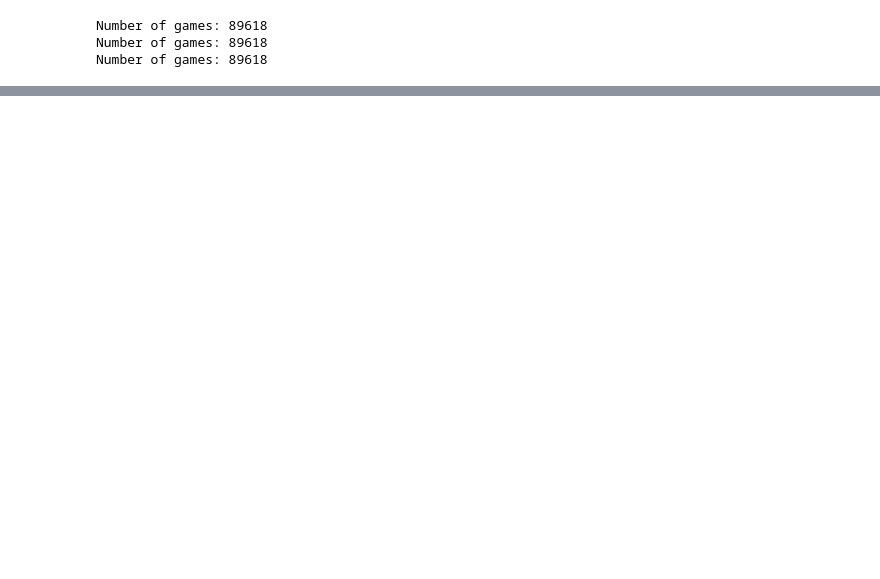
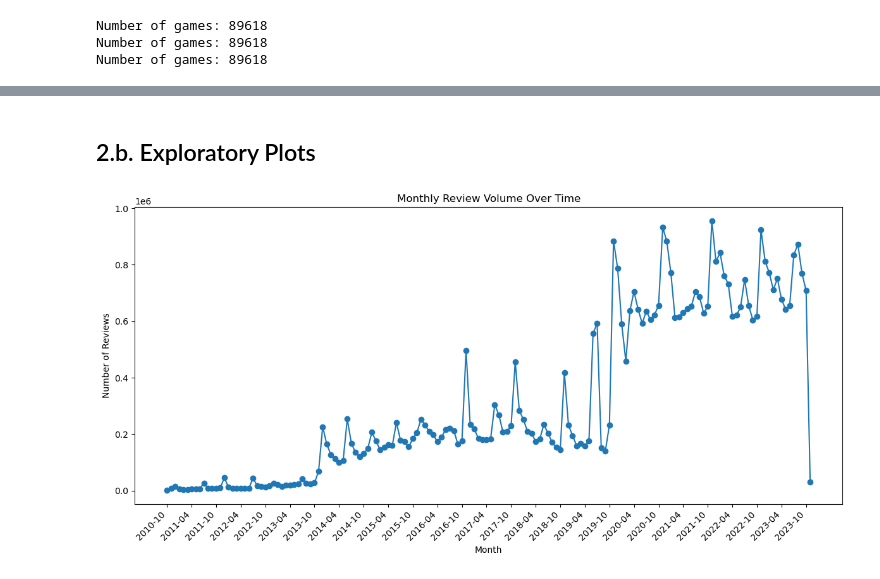
Before and after one commit to oneeljilc/DSC232R_GroupProject, a Jupyter notebook: Group_Project.ipynb, the cells around one changed output, grey strips where cells are left out. Saved outputs shown, nothing was run; the diff lists cells and outputs as text; code cells hidden in the pictures; blank space fills up the shorter version.

```diff
--- a/Group_Project.ipynb
+++ b/Group_Project.ipynb
@@ -65,8 +99,8 @@ root
 
 Number of reviews: 113885601
 # %%
-# Removes two columns related to Chinese gaming market & one column that was not well defined (not relevant for this analysis)
-reviews_df = reviews_df.drop("hidden_in_steam_china", "steam_china_location", "voted_up")
+# Removes two columns related to Chinese gaming market (not relevant for this analysis)
+reviews_df = reviews_df.drop("hidden_in_steam_china", "steam_china_location")
 reviews_df.printSchema()
 # %% [output]
 root
@@ -118,6 +152,7 @@ reviews_df_processed = reviews_df_processed.withColumn("author_playtime_at_revie
 reviews_df_processed = reviews_df_processed.withColumn("author_last_played", f.from_unixtime(f.col("author_last_played")).cast("timestamp"))
 reviews_df_processed = reviews_df_processed.withColumn("timestamp_created", f.from_unixtime(f.col("timestamp_created")).cast("timestamp"))
 reviews_df_processed = reviews_df_processed.withColumn("timestamp_updated", f.from_unixtime(f.col("timestamp_updated")).cast("timestamp"))
+reviews_df_processed = reviews_df_processed.withColumn("voted_up", f.col("voted_up").cast("integer"))
 reviews_df_processed = reviews_df_processed.withColumn("votes_up", f.col("votes_up").cast("integer"))
 reviews_df_processed = reviews_df_processed.withColumn("votes_funny", f.col("votes_funny").cast("integer"))
 reviews_df_processed = reviews_df_processed.withColumn("weighted_vote_score", f.col("weighted_vote_score").cast("double"))
@@ -145,26 +180,19 @@ root
  |-- received_for_free: integer (nullable = true)
  |-- written_during_early_access: integer (nullable = true)
 # %%
-# Checking columns that should be "0" or "1"
+# Fixing Boolean columns
 reviews_df_processed = reviews_df_processed.filter((reviews_df_processed["steam_purchase"] == 0) | (reviews_df_processed["steam_purchase"] == 1))
-reviews_df_processed.select("steam_purchase").show(5) # Should be only 0's or 1's
-print(reviews_df_processed.select("steam_purchase").distinct().count()) # Should be "2"
-
 reviews_df_processed = reviews_df_processed.filter((reviews_df_processed["received_for_free"] == 0) | (reviews_df_processed["received_for_free"] == 1))
-reviews_df_processed.select("received_for_free").show(5) # Should be only 0's or 1's
-print(reviews_df_processed.select("received_for_free").distinct().count()) # Should be "2"
-
 reviews_df_processed = reviews_df_processed.filter((reviews_df_processed["written_during_early_access"] == 0) |
                                                    (reviews_df_processed["written_during_early_access"] == 1))
-reviews_df_processed.select("written_during_early_access").show(5) # Should be only 0's or 1's
-print(reviews_df_processed.select("written_during_early_access").distinct().count()) # Should be "2"
+reviews_df_processed = reviews_df_processed.filter((reviews_df_processed["voted_up"] == 0) | (reviews_df_processed["voted_up"] == 1))
+reviews_df_processed = reviews_df_processed.withColumnRenamed("voted_up","positive_review")
 
 # Cast to boolean
 reviews_df_processed = reviews_df_processed.withColumn("steam_purchase", f.col("steam_purchase").cast("boolean"))
 reviews_df_processed = reviews_df_processed.withColumn("received_for_free", f.col("received_for_free").cast("boolean"))
 reviews_df_processed = reviews_df_processed.withColumn("written_during_early_access", f.col("written_during_early_access").cast("boolean"))
+reviews_df_processed = reviews_df_processed.withColumn("positive_review", f.col("positive_review").cast("boolean"))
 
-# Double check schema and print new review count
-reviews_df_processed.printSchema()
 print(f"Number of reviews: {reviews_df_processed.count()}")
 # %% [output]
@@ -187,0 +200,4 @@ Number of reviews: 50441085
+# %%
+# Filter review dates from before September 12, 2003 (when Steam was launched)
+reviews_df_processed = reviews_df_processed.filter(reviews_df_processed.timestamp_created >= '2003-09-12')
+reviews_df_processed = reviews_df_processed.filter(reviews_df_processed.timestamp_updated >= '2003-09-12')
@@ -349,0 +424,19 @@ root
+# %% [markdown]
+## 2.b. Exploratory Plots
+# %%
+# Review Volume Over Time
+# Reduce data to pandas dataframe
+reviews_by_month = reviews_df_processed_metadata.withColumn("year_month", f.date_format("timestamp_created", "yyyy-MM"))
+review_counts_by_month = reviews_by_month.groupBy("year_month").count().orderBy("year_month")
+review_counts_pd = review_counts_by_month.toPandas()
+# Line plot - Review Volume Over Time
+plt.figure(figsize=(12,6))
+plt.plot(review_counts_pd["year_month"], review_counts_pd["count"], marker="o")
+plt.xticks(ticks=review_counts_pd.index[::6], labels=review_counts_pd["year_month"][::6], rotation=45, ha="right")
+plt.xlabel("Month")
+plt.ylabel("Number of Reviews")
+plt.title("Monthly Review Volume Over Time")
+plt.tight_layout()
+plt.show()
+# %% [output]
+[figure, added]
```
Also changed, not shown: parts of 32 cells of this notebook.
